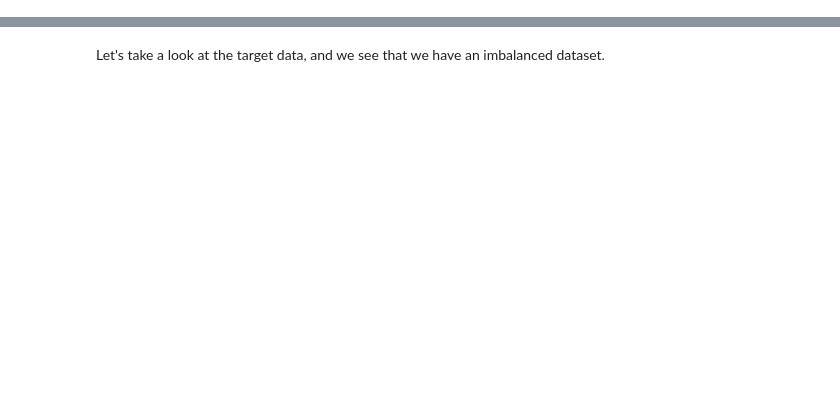
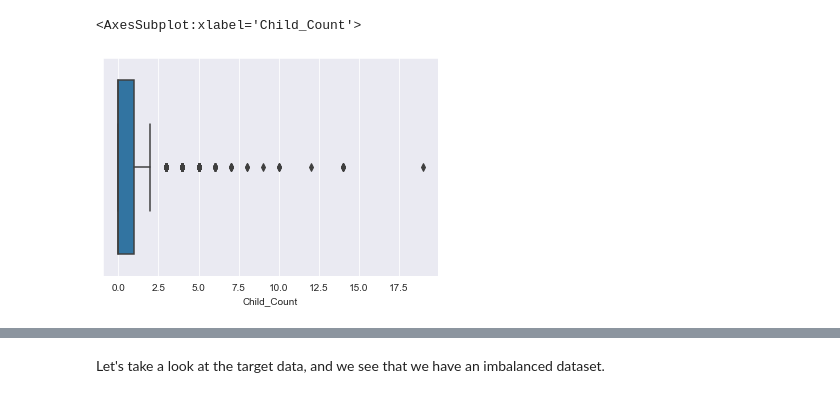
Before and after one commit to seekpinky/Flatiron_phase5cap, a Jupyter notebook: MVP_IF_NEED_1.ipynb, the cells around one changed output, grey strips where cells are left out. Saved outputs shown, nothing was run; the diff lists cells and outputs as text; code cells hidden in the pictures; blank space fills up the shorter version.

```diff
--- a/MVP_IF_NEED_1.ipynb
+++ b/MVP_IF_NEED_1.ipynb
@@ -98,0 +232,5 @@ from sklearn.neural_network import MLPClassifier
+# %%
+sns.boxplot(autoloan_raw_df['Child_Count'])
+# %% [output]
+<AxesSubplot:xlabel='Child_Count'>
+[figure, added]
```
Also changed, not shown: parts of 99 cells of this notebook, 3 other files.
